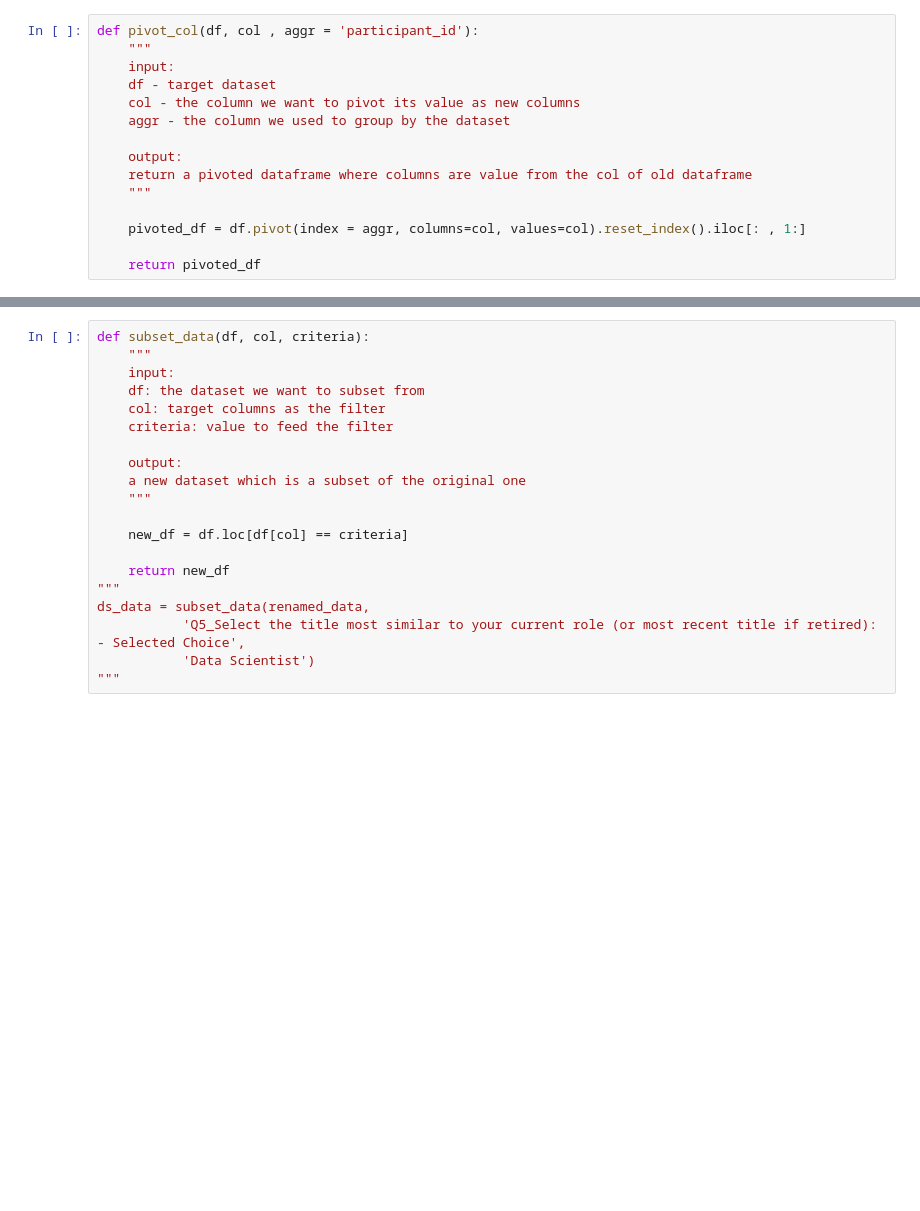
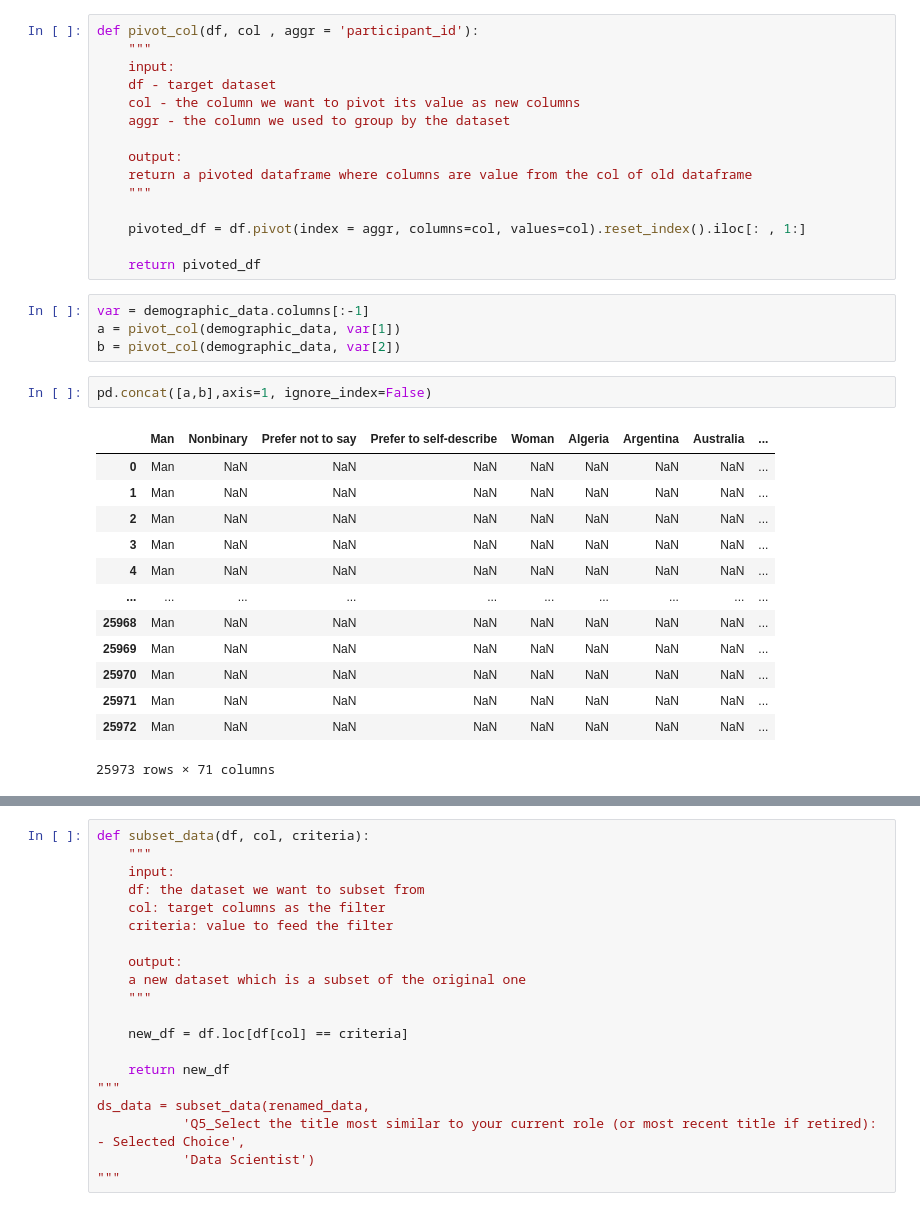
Before and after one commit to thecrossed/kaggle_survey_2021, a Jupyter notebook: what-do-data-scientists-usually-do.ipynb, the cells around one changed output, grey strips where cells are left out. Cells and saved outputs as stored; diff of their text form; blank space fills up the shorter version.

```diff
--- a/what-do-data-scientists-usually-do.ipynb
+++ b/what-do-data-scientists-usually-do.ipynb
@@ -103,3 +103,23 @@ def pivot_col(df, col , aggr = 'participant_id'):
     pivoted_df = df.pivot(index = aggr, columns=col, values=col).reset_index().iloc[: , 1:]
 
     return pivoted_df
+# %%
+var = demographic_data.columns[:-1]
+a = pivot_col(demographic_data, var[1])
+b = pivot_col(demographic_data, var[2])
+# %%
+pd.concat([a,b],axis=1, ignore_index=False)
+# %% [output]
+|  | Man | Nonbinary | Prefer not to say | Prefer to self-describe | Woman | Algeria | Argentina | Australia | ... |
+| 0 | Man | NaN | NaN | NaN | NaN | NaN | NaN | NaN | ... |
+| 1 | Man | NaN | NaN | NaN | NaN | NaN | NaN | NaN | ... |
+| 2 | Man | NaN | NaN | NaN | NaN | NaN | NaN | NaN | ... |
+| 3 | Man | NaN | NaN | NaN | NaN | NaN | NaN | NaN | ... |
+| 4 | Man | NaN | NaN | NaN | NaN | NaN | NaN | NaN | ... |
+| ... | ... | ... | ... | ... | ... | ... | ... | ... | ... |
+| 25968 | Man | NaN | NaN | NaN | NaN | NaN | NaN | NaN | ... |
+| 25969 | Man | NaN | NaN | NaN | NaN | NaN | NaN | NaN | ... |
+| 25970 | Man | NaN | NaN | NaN | NaN | NaN | NaN | NaN | ... |
+| 25971 | Man | NaN | NaN | NaN | NaN | NaN | NaN | NaN | ... |
+| 25972 | Man | NaN | NaN | NaN | NaN | NaN | NaN | NaN | ... |
+25973 rows × 71 columns
```
Also changed, not shown: parts of 4 cells of this notebook.
